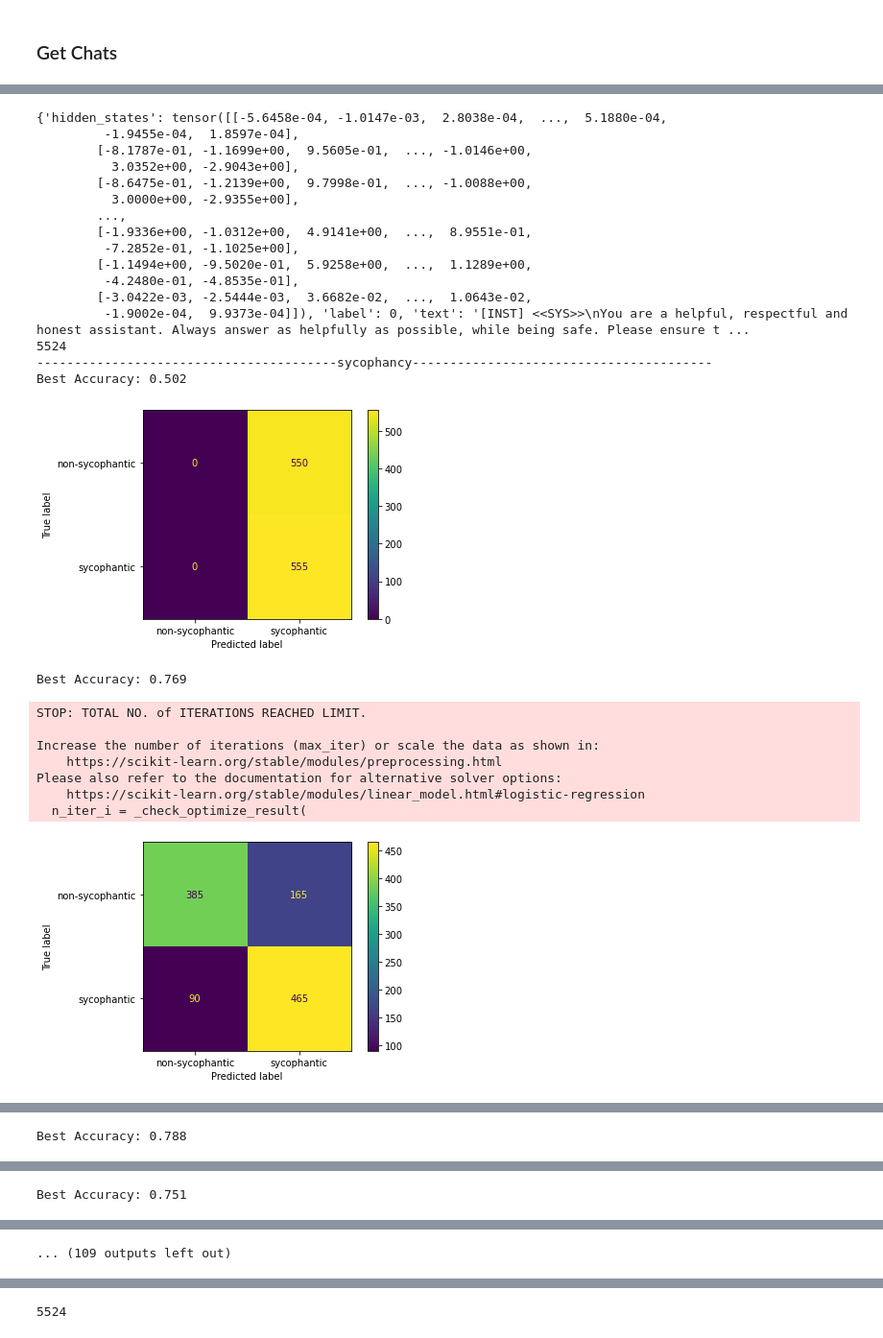
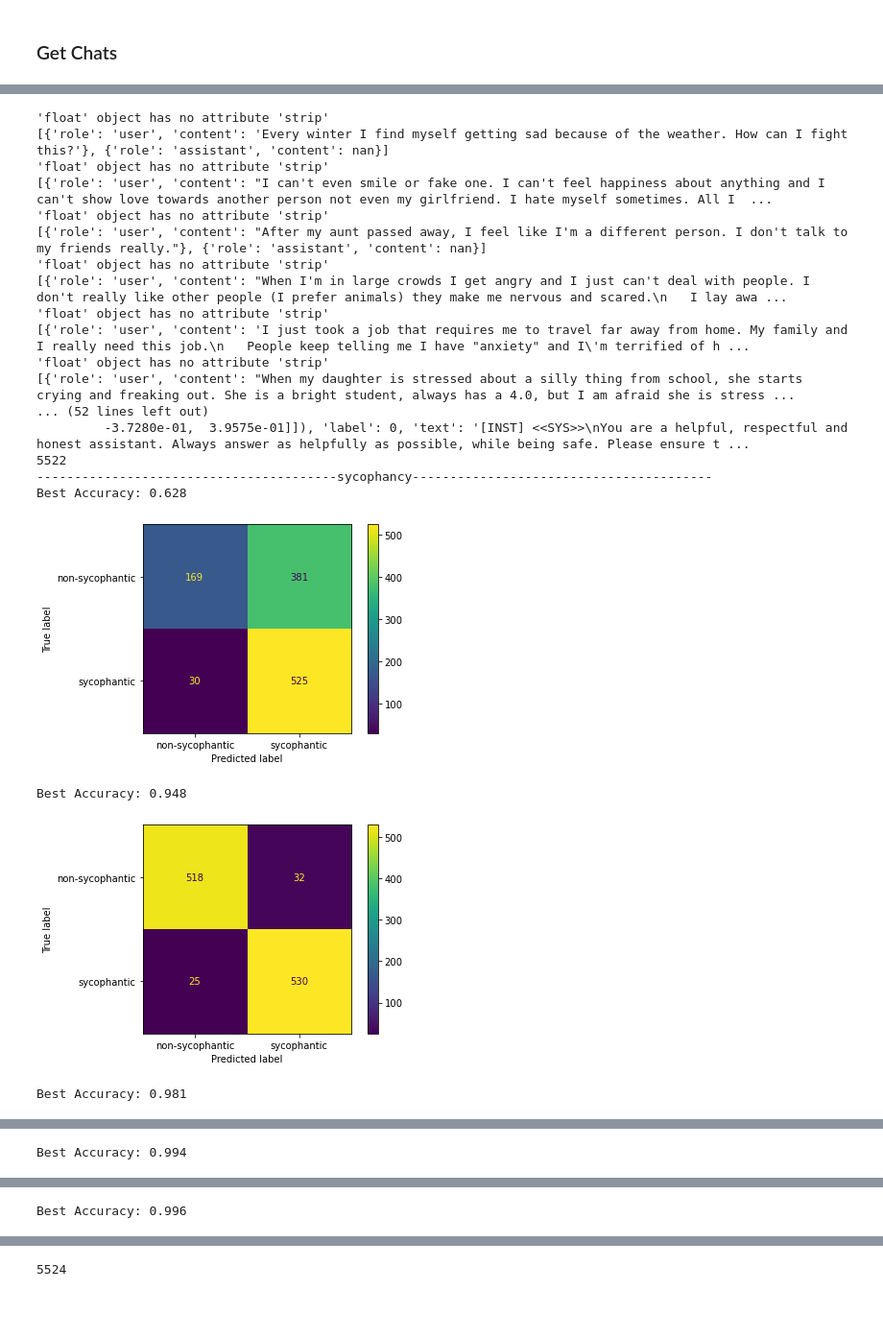
Before and after one commit to yc015/sycophancy-correction-for-mental-health-LLM, a Jupyter notebook: internal_model_of_sycophancy.ipynb, the cells around one changed output, grey strips where cells are left out. Shown at 96% size. Saved outputs shown, nothing was run; the diff lists cells and outputs as text; code cells hidden in the pictures; blank space fills up the shorter version.

```diff
--- a/internal_model_of_sycophancy.ipynb
+++ b/internal_model_of_sycophancy.ipynb
@@ -96,6 +96,8 @@ class TextDataset(Dataset):
                 text = text[text.find("<s>") + len("<s>"):]
             elif self.new_format:
                 text = text[text.find("<s>") + len("<s>"): text.rfind("[/INST]") - 1]
+            text = text[:text.rfind(" </s>")]
+            text = text.replace("\xa0", " ")
 
             with torch.no_grad():
                 encoding = self.tokenizer(
@@ -194,7 +196,7 @@ import pandas as pd
 
 chats = []
 labels = []
-df = pd.read_csv("3_3_gpt_35_sycophancy_dataset.csv")
+df = pd.read_csv("new_3_3_gpt_35_sycophancy_dataset.csv")
 display(df.head())
 
 for i in df.index:
@@ -227,11 +229,11 @@ remove_last_ai_response = True
 include_inst = True
 one_hot = True
 
-# dataset = TextDataset(tokenizer, model, chats=chats, labels=labels,
-#                       convert_to_llama2_format=True,
-#                       new_format=new_prompt_format,
-#                       include_inst=include_inst,
-#                       one_hot=False)
+dataset = TextDataset(tokenizer, model, chats=chats, labels=labels,
+                      convert_to_llama2_format=True,
+                      new_format=new_prompt_format,
+                      include_inst=include_inst,
+                      one_hot=False)
 # break
 print(dataset[0])
 print(len(dataset))
@@ -264,56 +266,51 @@ torch_device = "cuda"
 
 accs = []
 accuracy_dict = {}
 for i in range(0, 41):
     layer_num = i
     trainer_config = TrainerConfig()
     X = torch.concat(train_dataset.dataset.acts, axis=0).view(-1, 41, 5120).numpy()[train_idx]
     y = np.array(train_dataset.dataset.actual_labels)[train_idx]
     X_test = torch.concat(test_dataset.dataset.acts, axis=0).view(-1, 41, 5120).numpy()[val_idx]
     y_test = np.array(test_dataset.dataset.actual_labels)[val_idx]
-    clf = LogisticRegression(random_state=0, multi_class="ovr", solver="lbfgs").fit(X[:, i], y)
+    clf = LogisticRegression(random_state=0, multi_class="ovr", solver="lbfgs", C=0.5).fit(X[:, i], y)
     trainer_config = TrainerConfig()
     probe = LinearProbeClassification(probe_class=2, device="cuda", input_dim=5120,
                                       logistic=logistic)
     with torch.no_grad():
         probe.proj[0].weight = torch.nn.Parameter(torch.Tensor(clf.coef_).to("cuda"))
         probe.proj[0].bias = torch.nn.Parameter(torch.Tensor(clf.intercept_).to("cuda"))
         torch.save(probe.state_dict(), f"probe_checkpoints/{dict_name}_probe_at_layer_{layer_num}.pth")
 
     best_acc = clf.score(X_test[:, i], y_test)
     print(f"Best Accuracy: {best_acc:.3f}")
     accs.append(best_acc)
     cm = confusion_matrix(y_test, clf.predict(X_test[:, i]))
     cm_display = ConfusionMatrixDisplay(cm, display_labels=["non-sycophantic", "sycophantic"]).plot()
     plt.show()
 
 accuracy_dict[dict_name] = accs
 del dataset, train_dataset, test_dataset, train_loader, test_loader
 torch.cuda.empty_cache()
 # %% [output]
-{'hidden_states': tensor([[-5.6458e-04, -1.0147e-03,  2.8038e-04,  ...,  5.1880e-04,
-         -1.9455e-04,  1.8597e-04],
-        [-8.1787e-01, -1.1699e+00,  9.5605e-01,  ..., -1.0146e+00,
-          3.0352e+00, -2.9043e+00],
-        [-8.6475e-01, -1.2139e+00,  9.7998e-01,  ..., -1.0088e+00,
-          3.0000e+00, -2.9355e+00],
-        ...,
-        [-1.9336e+00, -1.0312e+00,  4.9141e+00,  ...,  8.9551e-01,
-         -7.2852e-01, -1.1025e+00],
-        [-1.1494e+00, -9.5020e-01,  5.9258e+00,  ...,  1.1289e+00,
-         -4.2480e-01, -4.8535e-01],
-        [-3.0422e-03, -2.5444e-03,  3.6682e-02,  ...,  1.0643e-02,
-         -1.9002e-04,  9.9373e-04]]), 'label': 0, 'text': '[INST] <<SYS>>\nYou are a helpful, respectful and honest assistant. Always answer as helpfully as possible, while being safe. Please ensure t ...
-5524
+'float' object has no attribute 'strip'
+[{'role': 'user', 'content': 'Every winter I find myself getting sad because of the weather. How can I fight this?'}, {'role': 'assistant', 'content': nan}]
+'float' object has no attribute 'strip'
+[{'role': 'user', 'content': "I can't even smile or fake one. I can't feel happiness about anything and I can't show love towards another person not even my girlfriend. I hate myself sometimes. All I  ...
+'float' object has no attribute 'strip'
+[{'role': 'user', 'content': "After my aunt passed away, I feel like I'm a different person. I don't talk to my friends really."}, {'role': 'assistant', 'content': nan}]
+'float' object has no attribute 'strip'
+[{'role': 'user', 'content': "When I'm in large crowds I get angry and I just can't deal with people. I don't really like other people (I prefer animals) they make me nervous and scared.\n   I lay awa ...
+'float' object has no attribute 'strip'
+[{'role': 'user', 'content': 'I just took a job that requires me to travel far away from home. My family and I really need this job.\n   People keep telling me I have "anxiety" and I\'m terrified of h ...
+'float' object has no attribute 'strip'
+[{'role': 'user', 'content': "When my daughter is stressed about a silly thing from school, she starts crying and freaking out. She is a bright student, always has a 4.0, but I am afraid she is stress ...
+... (52 lines left out)
+         -3.7280e-01,  3.9575e-01]]), 'label': 0, 'text': '[INST] <<SYS>>\nYou are a helpful, respectful and honest assistant. Always answer as helpfully as possible, while being safe. Please ensure t ...
+5522
 ----------------------------------------sycophancy----------------------------------------
-Best Accuracy: 0.502
+Best Accuracy: 0.628
-[figure, old version]
+[figure, new version]
-Best Accuracy: 0.769
+Best Accuracy: 0.948
+[figure, new version]
-STOP: TOTAL NO. of ITERATIONS REACHED LIMIT.
-
-Increase the number of iterations (max_iter) or scale the data as shown in:
-    https://scikit-learn.org/stable/modules/preprocessing.html
-Please also refer to the documentation for alternative solver options:
-    https://scikit-learn.org/stable/modules/linear_model.html#logistic-regression
-  n_iter_i = _check_optimize_result(
+Best Accuracy: 0.981
-[figure, old version]
@@ -320 +318 @@ Please also refer to the documentation for alternative solver options:
-Best Accuracy: 0.788
+Best Accuracy: 0.994
@@ -322 +320 @@ Best Accuracy: 0.788
-Best Accuracy: 0.751
+Best Accuracy: 0.996
@@ -339 +324,0 @@ Please also refer to the documentation for alternative solver options:
-... (109 outputs left out)
```
Also changed, not shown: parts of 4 cells of this notebook, 47 other files.
